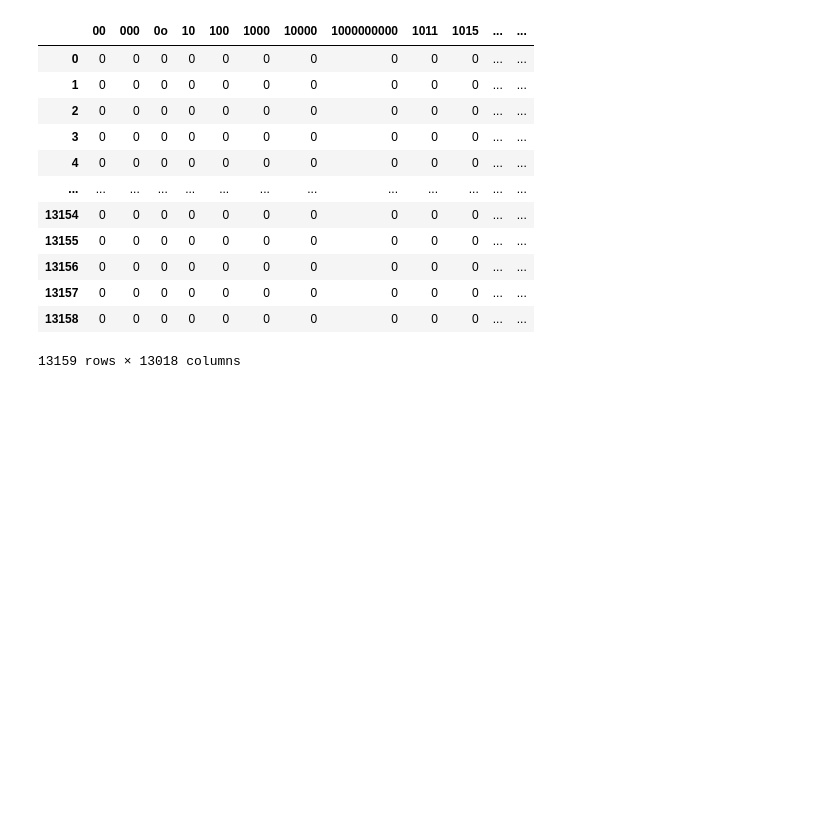
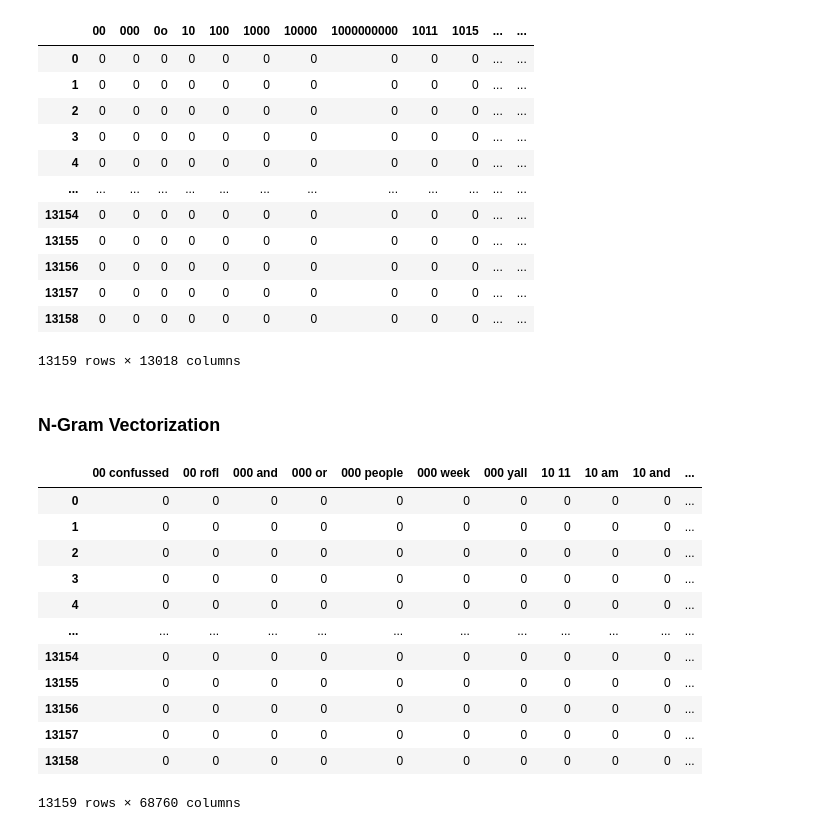
Before and after one commit to JimmyCollins/cyberbullying-datasets, a Jupyter notebook: cyberbullying-1.ipynb, the cells around one changed output. Saved outputs shown, nothing was run; the diff lists cells and outputs as text; code cells hidden in the pictures; blank space fills up the shorter version.

Commit message:
N-gram vectorization.

```diff
--- a/cyberbullying-1.ipynb
+++ b/cyberbullying-1.ipynb
@@ -185,3 +185,31 @@ x_counts_df
 | 13157 | 0 | 0 | 0 | 0 | 0 | 0 | 0 | 0 | 0 | 0 | ... | ... |
 | 13158 | 0 | 0 | 0 | 0 | 0 | 0 | 0 | 0 | 0 | 0 | ... | ... |
 13159 rows × 13018 columns
+# %% [markdown]
+### N-Gram Vectorization
+# %%
+from sklearn.feature_extraction.text import CountVectorizer
+
+count_vect = CountVectorizer(ngram_range=(2,2)) # Only look for bi-grams
+x_counts = count_vect.fit_transform(data['text_message_clean'])
+
+#print(x_counts.shape)
+#print(count_vect.get_feature_names())
+
+x_counts_df = pd.DataFrame(x_counts.toarray())
+x_counts_df.columns = count_vect.get_feature_names()
+x_counts_df
+# %% [output]
+|  | 00 confussed | 00 rofl | 000 and | 000 or | 000 people | 000 week | 000 yall | 10 11 | 10 am | 10 and | ... |
+| 0 | 0 | 0 | 0 | 0 | 0 | 0 | 0 | 0 | 0 | 0 | ... |
+| 1 | 0 | 0 | 0 | 0 | 0 | 0 | 0 | 0 | 0 | 0 | ... |
+| 2 | 0 | 0 | 0 | 0 | 0 | 0 | 0 | 0 | 0 | 0 | ... |
+| 3 | 0 | 0 | 0 | 0 | 0 | 0 | 0 | 0 | 0 | 0 | ... |
+| 4 | 0 | 0 | 0 | 0 | 0 | 0 | 0 | 0 | 0 | 0 | ... |
+| ... | ... | ... | ... | ... | ... | ... | ... | ... | ... | ... | ... |
+| 13154 | 0 | 0 | 0 | 0 | 0 | 0 | 0 | 0 | 0 | 0 | ... |
+| 13155 | 0 | 0 | 0 | 0 | 0 | 0 | 0 | 0 | 0 | 0 | ... |
+| 13156 | 0 | 0 | 0 | 0 | 0 | 0 | 0 | 0 | 0 | 0 | ... |
+| 13157 | 0 | 0 | 0 | 0 | 0 | 0 | 0 | 0 | 0 | 0 | ... |
+| 13158 | 0 | 0 | 0 | 0 | 0 | 0 | 0 | 0 | 0 | 0 | ... |
+13159 rows × 68760 columns
```
